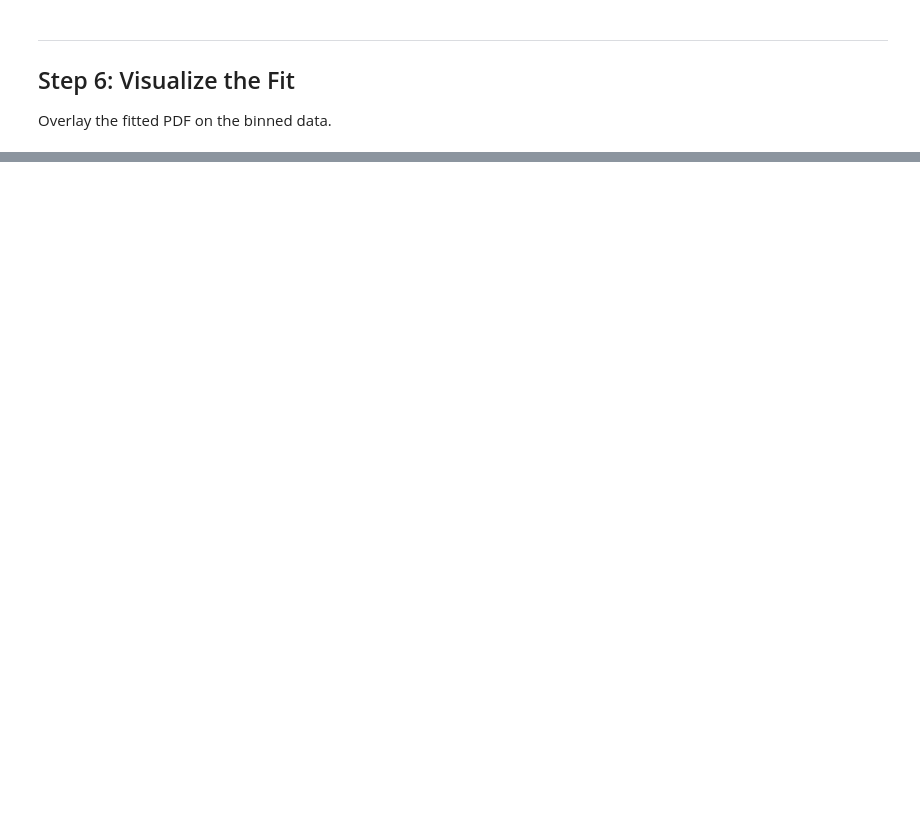
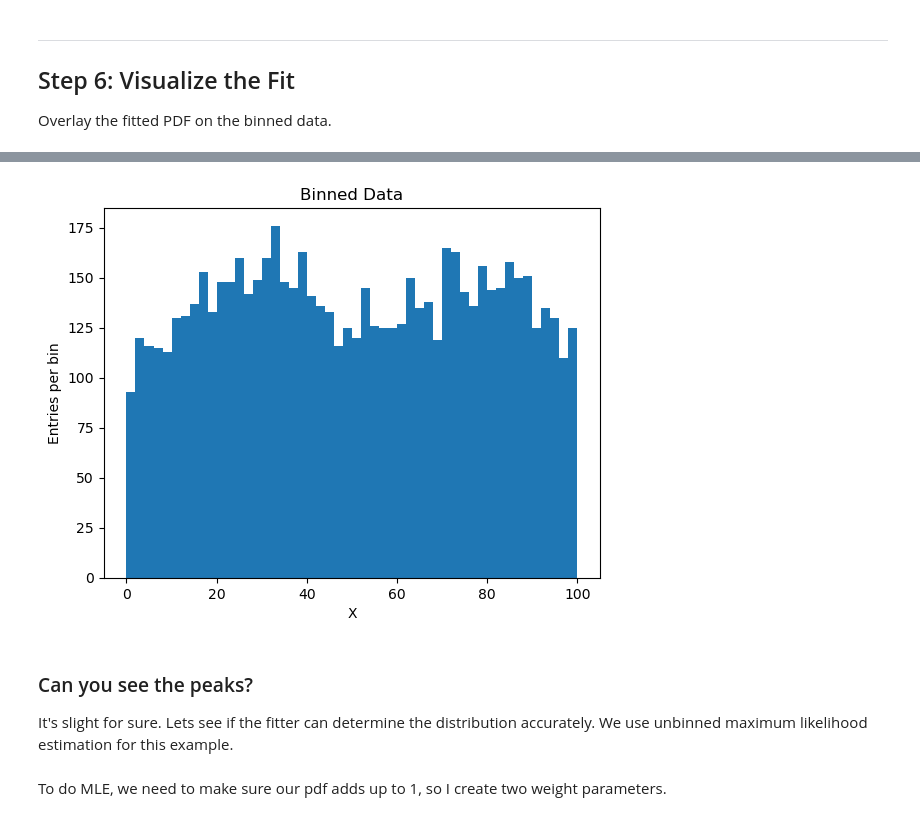
Before and after one commit to treywarner72/convolution, a Jupyter notebook: fitlib_demo.ipynb, the cells around one changed output, grey strips where cells are left out. Saved outputs shown, nothing was run; the diff lists cells and outputs as text; code cells hidden in the pictures; blank space fills up the shorter version.

```diff
--- a/fitlib_demo.ipynb
+++ b/fitlib_demo.ipynb
@@ -121,0 +121,18 @@ This example will showcase more complex methods
+# %%
+data2_noise = np.random.uniform(0,100,size=5000)
+data2_signal1 = np.random.normal(30, 15, size=1000)
+data2_signal2 = np.random.normal(80, 15, size=1000)
+# %%
+data2 = np.concatenate([data2_noise, data2_signal1, data2_signal2])
+# %%
+plt.title("Binned Data")
+plt.xlabel("X")
+plt.ylabel("Entries per bin")
+plt.hist(data2, bins=50, range=(0,100))
+plt.show()
+# %% [output]
+[figure, added]
+# %% [markdown]
+### Can you see the peaks?
+
+It's slight for sure. Lets see if the fitter can determine the distribution accurately. We use unbinned maximum likelihood estimation for this example.
@@ -121,0 +141,2 @@ This example will showcase more complex methods
+# %% [markdown]
+To do MLE, we need to make sure our pdf adds up to 1, so I create two weight parameters.
```
Also changed, not shown: parts of 15 cells of this notebook, 2 other files.
